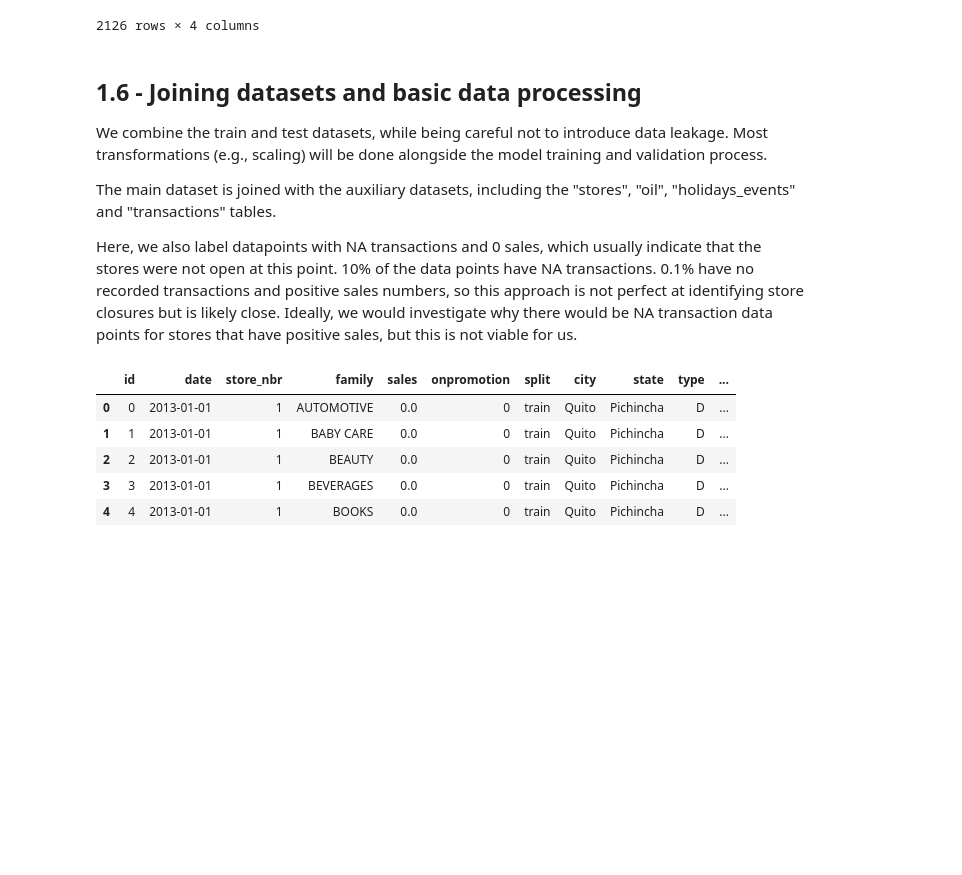
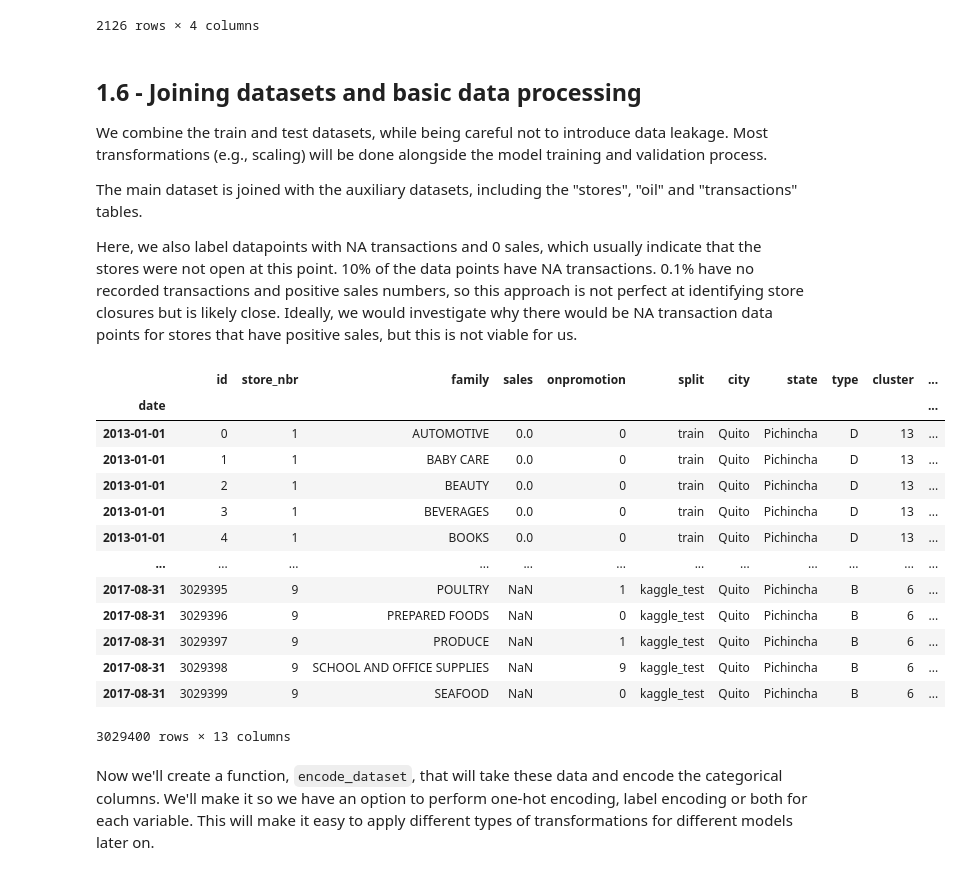
Before and after one commit to jackgisby/mini_projects, a Jupyter notebook: getting_started_forecasting/kaggle-getting-started-store-sales-prediction.ipynb, the cells around one changed output. Drawn from its saved outputs; the diff is of its cells as text; code cells hidden in the pictures; blank space fills up the shorter version.

Commit message:
Work on general encoding approach

```diff
--- a/getting_started_forecasting/kaggle-getting-started-store-sales-prediction.ipynb
+++ b/getting_started_forecasting/kaggle-getting-started-store-sales-prediction.ipynb
@@ -415,27 +415,39 @@ label_encoded_holidays
 
 We combine the train and test datasets, while being careful not to introduce data leakage. Most transformations (e.g., scaling) will be done alongside the model training and validation process.
 
-The main dataset is joined with the auxiliary datasets, including the "stores", "oil", "holidays_events" and "transactions" tables.
+The main dataset is joined with the auxiliary datasets, including the "stores", "oil" and "transactions" tables.
 
 Here, we also label datapoints with NA transactions and 0 sales, which usually indicate that the stores were not open at this point. 10% of the data points have NA transactions. 0.1% have no recorded transactions and positive sales numbers, so this approach is not perfect at identifying store closures but is likely close. Ideally, we would investigate why there would be NA transaction data points for stores that have positive sales, but this is not viable for us.
 # %%
 # Combine datasets
-original_data["train"]["split"], original_data["test"]["split"] = "train", "test"
+original_data["train"]["split"], original_data["test"]["split"] = "train", "kaggle_test"
 full_dataset = pd.concat([original_data["train"], original_data["test"]])
+
+# TODO: Define validation split
 
 # Join the store and oil data
 full_dataset = full_dataset.join(original_data["stores"].set_index("store_nbr"), on="store_nbr", how="left")
-full_dataset = full_dataset.join(original_data["oil"].set_index("date"), on="date", how="left")
+full_dataset = full_dataset.join(original_data["oil"], how="left")
 
 # Join the transactions data - here we label datapoints where the stores appear to be closed
-full_dataset = full_dataset.join(original_data["transactions"].set_index(["date", "store_nbr"]), on=["date", "store_nbr"], how="left")
-full_dataset["store_closed"] = ((full_dataset["sales"] == 0) & full_dataset["transactions"].isna())
+full_dataset = full_dataset.join(original_data["transactions"].reset_index().set_index(["date", "store_nbr"]), on=["date", "store_nbr"], how="left")
+full_dataset["store_closed"] = ((full_dataset["sales"] == 0) & full_dataset["transactions"].isna()).astype(int)
 
-full_dataset.head()
+full_dataset
 # %% [output]
-|  | id | date | store_nbr | family | sales | onpromotion | split | city | state | type | ... |
-| 0 | 0 | 2013-01-01 | 1 | AUTOMOTIVE | 0.0 | 0 | train | Quito | Pichincha | D | ... |
-| 1 | 1 | 2013-01-01 | 1 | BABY CARE | 0.0 | 0 | train | Quito | Pichincha | D | ... |
-| 2 | 2 | 2013-01-01 | 1 | BEAUTY | 0.0 | 0 | train | Quito | Pichincha | D | ... |
-| 3 | 3 | 2013-01-01 | 1 | BEVERAGES | 0.0 | 0 | train | Quito | Pichincha | D | ... |
-| 4 | 4 | 2013-01-01 | 1 | BOOKS | 0.0 | 0 | train | Quito | Pichincha | D | ... |
+|  | id | store_nbr | family | sales | onpromotion | split | city | state | type | cluster | ... |
+| date |  |  |  |  |  |  |  |  |  |  | ... |
+| 2013-01-01 | 0 | 1 | AUTOMOTIVE | 0.0 | 0 | train | Quito | Pichincha | D | 13 | ... |
+| 2013-01-01 | 1 | 1 | BABY CARE | 0.0 | 0 | train | Quito | Pichincha | D | 13 | ... |
+| 2013-01-01 | 2 | 1 | BEAUTY | 0.0 | 0 | train | Quito | Pichincha | D | 13 | ... |
+| 2013-01-01 | 3 | 1 | BEVERAGES | 0.0 | 0 | train | Quito | Pichincha | D | 13 | ... |
+| 2013-01-01 | 4 | 1 | BOOKS | 0.0 | 0 | train | Quito | Pichincha | D | 13 | ... |
+| ... | ... | ... | ... | ... | ... | ... | ... | ... | ... | ... | ... |
+| 2017-08-31 | 3029395 | 9 | POULTRY | NaN | 1 | kaggle_test | Quito | Pichincha | B | 6 | ... |
+| 2017-08-31 | 3029396 | 9 | PREPARED FOODS | NaN | 0 | kaggle_test | Quito | Pichincha | B | 6 | ... |
+| 2017-08-31 | 3029397 | 9 | PRODUCE | NaN | 1 | kaggle_test | Quito | Pichincha | B | 6 | ... |
+| 2017-08-31 | 3029398 | 9 | SCHOOL AND OFFICE SUPPLIES | NaN | 9 | kaggle_test | Quito | Pichincha | B | 6 | ... |
+| 2017-08-31 | 3029399 | 9 | SEAFOOD | NaN | 0 | kaggle_test | Quito | Pichincha | B | 6 | ... |
+3029400 rows × 13 columns
+# %% [markdown]
+Now we'll create a function, `encode_dataset`, that will take these data and encode the categorical columns. We'll make it so we have an option to perform one-hot encoding, label encoding or both for each variable. This will make it easy to apply different types of transformations for different models later on.
```
Also changed, not shown: parts of 4 cells of this notebook.
